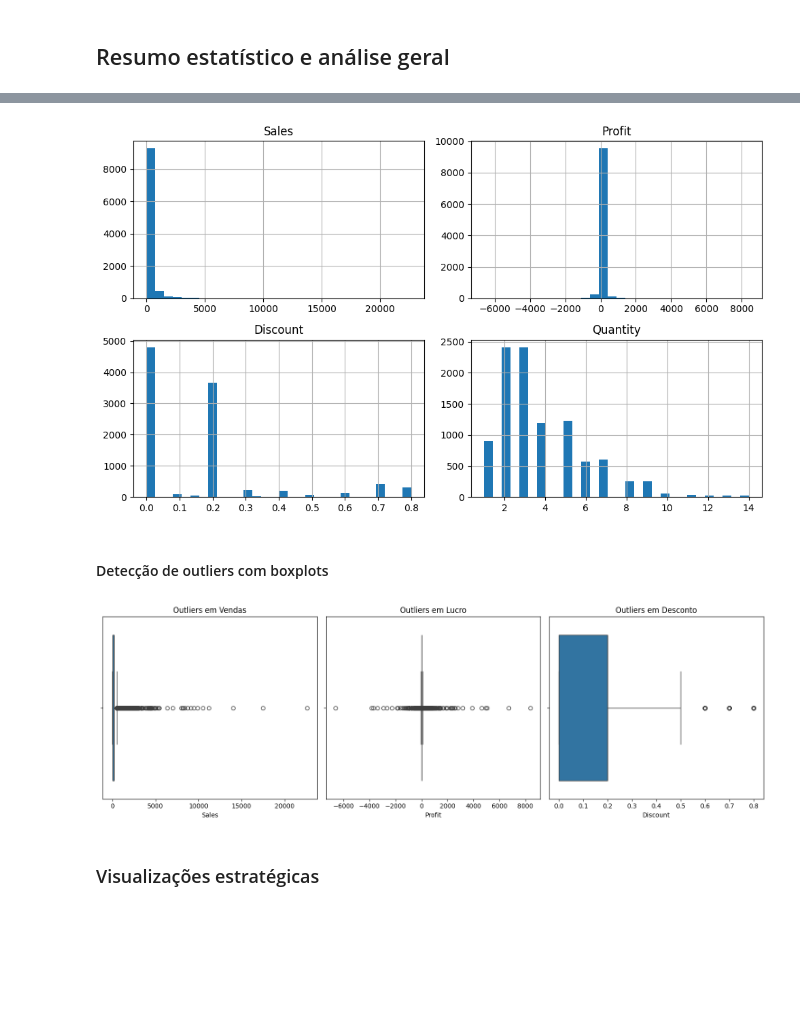
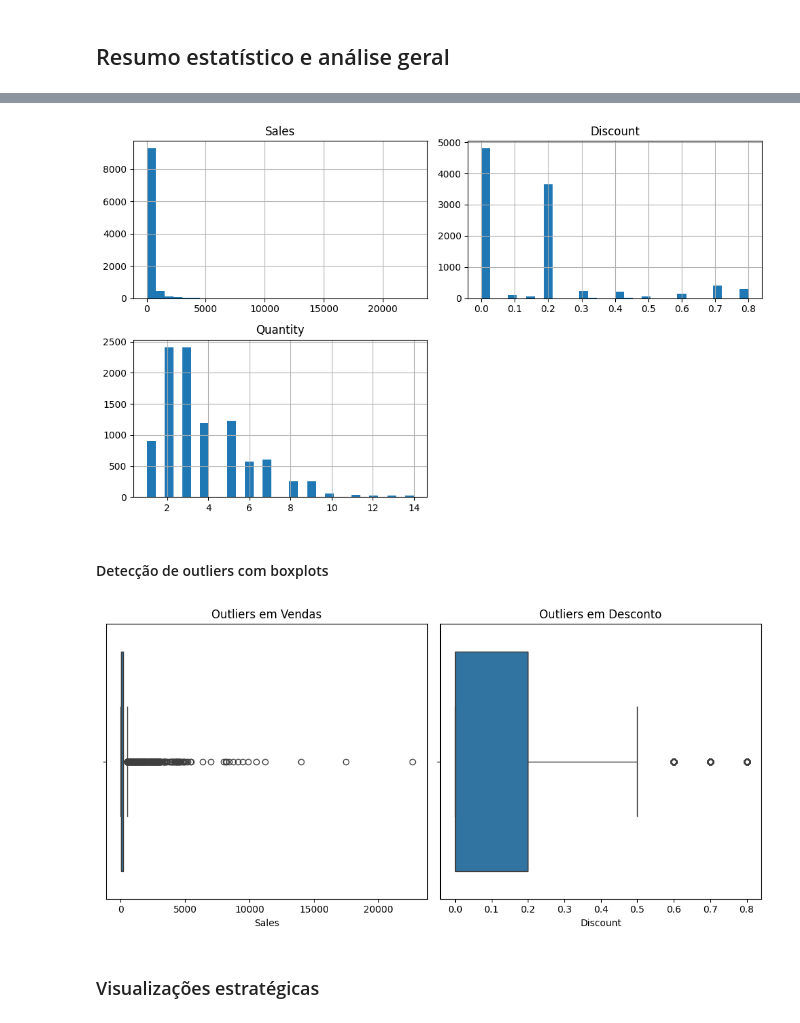
Before and after one commit to ludovina-magalhaes/Proj_vendas, a Jupyter notebook: scripts/vendas.ipynb, the cells around one changed output, grey strips where cells are left out. Saved outputs shown, nothing was run; the diff lists cells and outputs as text; code cells hidden in the pictures; blank space fills up the shorter version.

```diff
--- a/scripts/vendas.ipynb
+++ b/scripts/vendas.ipynb
@@ -255,4 +176,0 @@ print(contagem_linhas[contagem_linhas['count'] > 1]) # Mostrar linhas que aparec
-# %%
-# Converter colunas de data para datetime
-df['Order Date'] = pd.to_datetime(df['Order Date'])
-df['Ship Date'] = pd.to_datetime(df['Ship Date'])
@@ -258,0 +213,5 @@ df['Ship Date'] = pd.to_datetime(df['Ship Date'])
+# %%
+df.drop(columns=['Row ID'], inplace=True)
+
+# Imprime as primeiras linhas para confirmar a remoção
+print(df.head())
@@ -258,0 +236,4 @@ df['Ship Date'] = pd.to_datetime(df['Ship Date'])
+# %%
+df["Tempo de Envio"] = df["Ship Date"] - df["Order Date"]
+
+df.head(5)
@@ -258,0 +433,9 @@ df['Ship Date'] = pd.to_datetime(df['Ship Date'])
+# %%
+# Defina a função de desconto
+def calcular_desconto(sales, discount_rate):
+    return sales * discount_rate
+
+ # Criar nova coluna no DataFrame
+df["desconto"] = calcular_desconto(df["Sales"], df["Discount"])
+
+df.head()
@@ -297,25 +564,29 @@ Name: count, Length: 1850, dtype: int64
 # %%
 # Distribuições das variáveis contínuas
-df[['Sales', 'Profit', 'Discount', 'Quantity']].hist(bins=30, figsize=(10, 6))
+df[['Sales', 'Discount', 'Quantity']].hist(bins=30, figsize=(10, 6)) # Removido 'Profit'
 plt.tight_layout()
 plt.show()
+
+# Remover a coluna "Profit" (APENAS se tudo estiver correto) - se precisares remover a coluna
+# df.drop(['Profit'], axis='columns', inplace=True)
+# print("Colunas após a remoção do 'Profit':", df.columns) #Verificar se removeu
 # %% [output]
-[figure, old version]
+[figure, new version]
 # %% [markdown]
 #### Detecção de outliers com boxplots
 # %%
 # Boxplot para detectar outliers
-fig, axes = plt.subplots(1, 3, figsize=(15, 5))
+fig, axes = plt.subplots(1, 2, figsize=(10, 5))  # Reduzir o número de subplots para 2
 sns.boxplot(data=df, x='Sales', ax=axes[0])
-sns.boxplot(data=df, x='Profit', ax=axes[1])
-sns.boxplot(data=df, x='Discount', ax=axes[2])
+# sns.boxplot(data=df, x='Profit', ax=axes[1])  # Remover a linha do "Profit"
+sns.boxplot(data=df, x='Discount', ax=axes[1])  # Ajustar o índice para "Discount"
 axes[0].set_title('Outliers em Vendas')
-axes[1].set_title('Outliers em Lucro')
-axes[2].set_title('Outliers em Desconto')
+# axes[1].set_title('Outliers em Lucro')  # Remover o título do "Profit"
+axes[1].set_title('Outliers em Desconto') # Ajustar o título para o desconto
 plt.tight_layout()
 plt.show()
 # %% [output]
-[figure, old version]
+[figure, new version]
 # %% [markdown]
 ### Visualizações estratégicas
 # %% [markdown]
```
Also changed, not shown: parts of 52 cells of this notebook, 2 other files.
